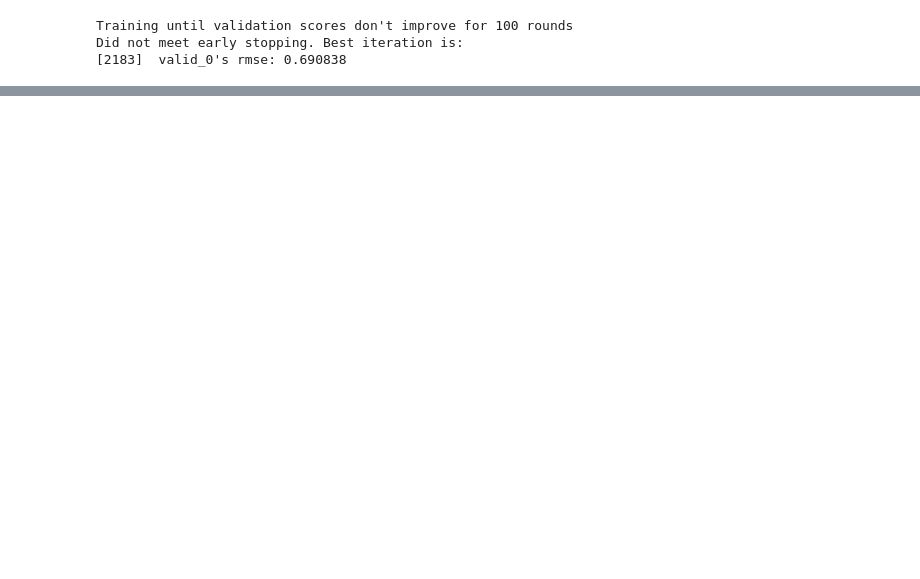
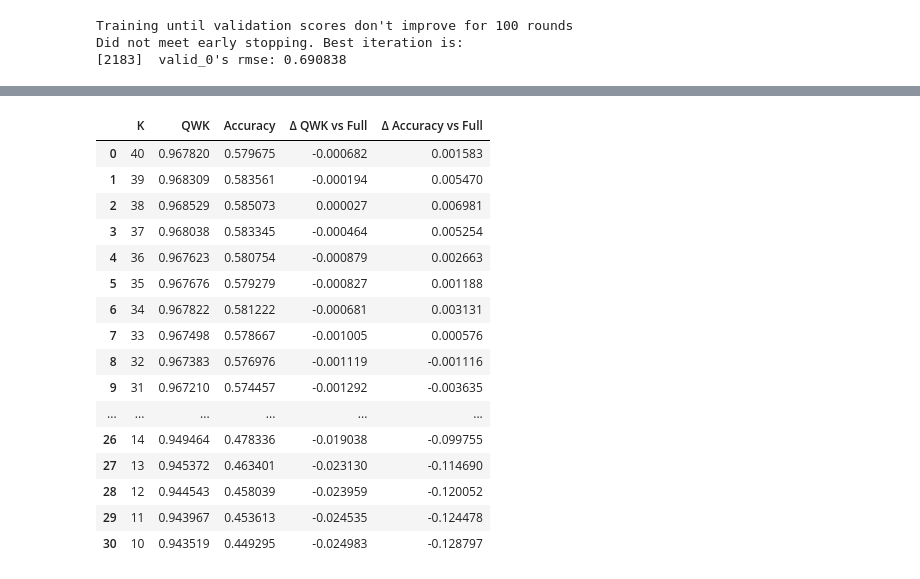
Before and after one commit to BenRyan-8/APA_CA, a Jupyter notebook: BERPrediction.ipynb, the cells around one changed output, grey strips where cells are left out. Cells and saved outputs as stored; diff of their text form; code cells hidden in the pictures; blank space fills up the shorter version.

```diff
--- a/BERPrediction.ipynb
+++ b/BERPrediction.ipynb
@@ -1904,0 +2022,60 @@ plt.show()
+# %%
+def evaluate_top_k(k):
+    topk_feats = df_imp.head(k)["feature"].tolist()
+    cat_topk = [c for c in cat_features_red if c in topk_feats]
+
+    model = CatBoostRegressor(**best_cat_params_fixed)
+
+    model.fit(
+        X_train_red[topk_feats],
+        y_tree_train,
+        cat_features=cat_topk,
+        eval_set=(X_test_red[topk_feats], y_tree_test),
+        verbose=False
+    )
+
+    # Predict → round → ordinal
+    y_pred_cont = model.predict(X_test_red[topk_feats])
+    y_pred = np.round(y_pred_cont).clip(0, y_tree_train.max()).astype(int)
+
+    qwk = cohen_kappa_score(y_tree_test, y_pred, weights="quadratic")
+    acc = accuracy_score(y_tree_test, y_pred)
+
+    return qwk, acc
+# %%
+results = []
+
+feature_count = len(df_imp)
+
+# Test K = all features down to 10
+for k in range(feature_count, 9, -1):
+    qwk, acc = evaluate_top_k(k)
+
+    results.append({
+        "K": k,
+        "QWK": qwk,
+        "Accuracy": acc,
+        "Δ QWK vs Full": qwk - baseline_qwk,
+        "Δ Accuracy vs Full": acc - baseline_acc
+    })
+
+results_df = pd.DataFrame(results)
+results_df
+# %% [output]
+|  | K | QWK | Accuracy | Δ QWK vs Full | Δ Accuracy vs Full |
+| 0 | 40 | 0.967820 | 0.579675 | -0.000682 | 0.001583 |
+| 1 | 39 | 0.968309 | 0.583561 | -0.000194 | 0.005470 |
+| 2 | 38 | 0.968529 | 0.585073 | 0.000027 | 0.006981 |
+| 3 | 37 | 0.968038 | 0.583345 | -0.000464 | 0.005254 |
+| 4 | 36 | 0.967623 | 0.580754 | -0.000879 | 0.002663 |
+| 5 | 35 | 0.967676 | 0.579279 | -0.000827 | 0.001188 |
+| 6 | 34 | 0.967822 | 0.581222 | -0.000681 | 0.003131 |
+| 7 | 33 | 0.967498 | 0.578667 | -0.001005 | 0.000576 |
+| 8 | 32 | 0.967383 | 0.576976 | -0.001119 | -0.001116 |
+| 9 | 31 | 0.967210 | 0.574457 | -0.001292 | -0.003635 |
+| ... | ... | ... | ... | ... | ... |
+| 26 | 14 | 0.949464 | 0.478336 | -0.019038 | -0.099755 |
+| 27 | 13 | 0.945372 | 0.463401 | -0.023130 | -0.114690 |
+| 28 | 12 | 0.944543 | 0.458039 | -0.023959 | -0.120052 |
+| 29 | 11 | 0.943967 | 0.453613 | -0.024535 | -0.124478 |
+| 30 | 10 | 0.943519 | 0.449295 | -0.024983 | -0.128797 |
```
Also changed, not shown: parts of 14 cells of this notebook.
